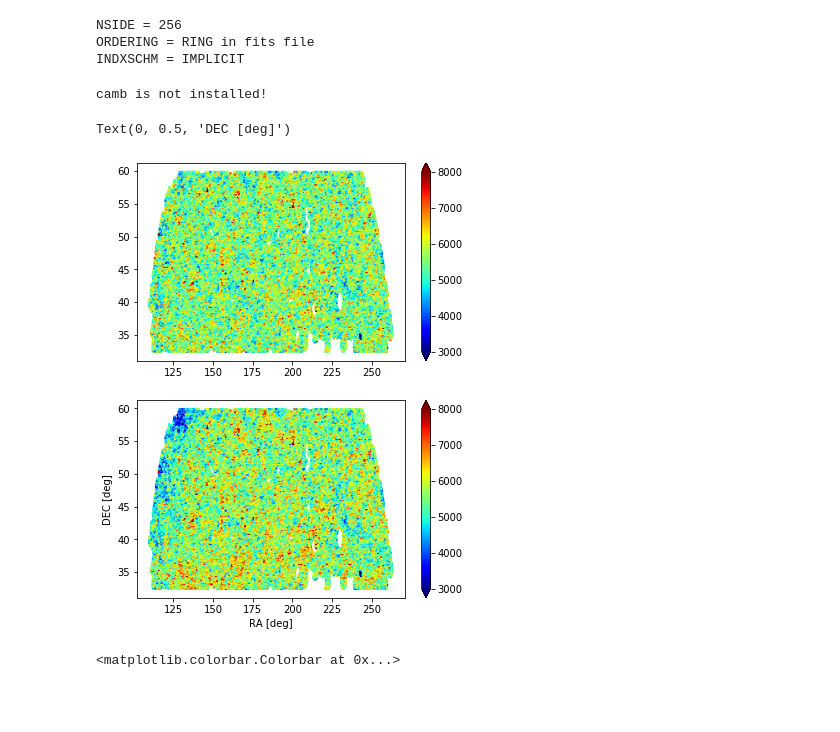
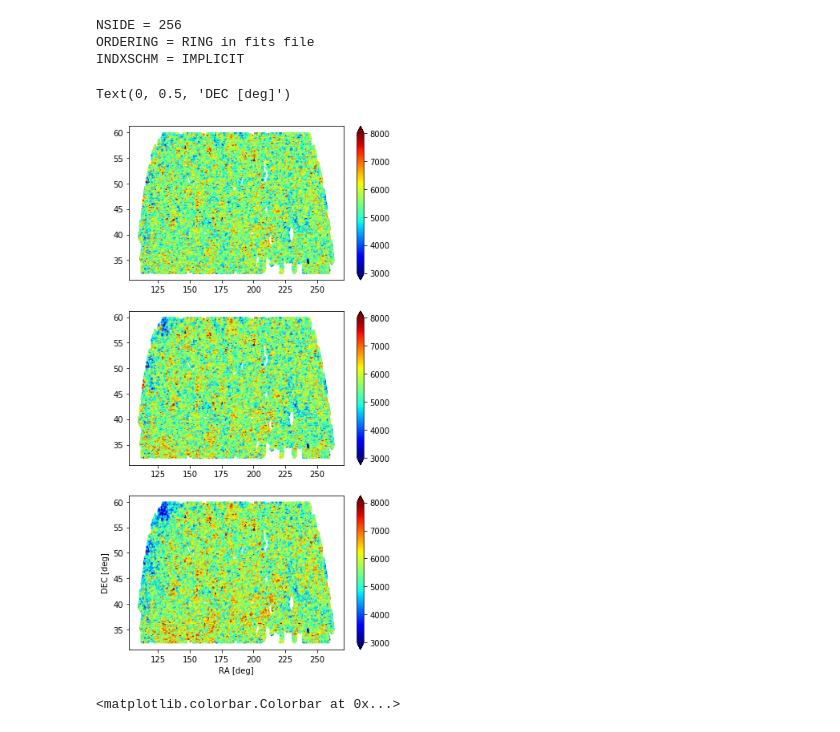
Before and after one commit to mehdirezaie/desisv, a Jupyter notebook: dr8_for_pauline.ipynb, the cells around one changed output. Drawn from its saved outputs; the diff is of its cells as text; code cells hidden in the pictures; blank space fills up the shorter version.

```diff
--- a/dr8_for_pauline.ipynb
+++ b/dr8_for_pauline.ipynb
@@ -72,35 +120,43 @@ from LSSutils.utils import SYSWEIGHT
 # %%
 import sys
 sys.path.append('/home/mehdi/github/LSSutils') # on my computer
 from LSSutils.utils import SYSWEIGHT
 
 %matplotlib inline
 import matplotlib.pyplot as plt
 import fitsio as ft
 
 
 data   = ft.read('/home/mehdi/data/formehdi/pixweight_ar-dr8-0.32.0-elgsv-eBOSS.fits')
 Mapper = SYSWEIGHT('/home/mehdi/data/formehdi/0.2/regression/nn-weights_wablation_ngc_sgc_filled_v0.2.hp256.fits')
+Mapperq = SYSWEIGHT('/home/mehdi/data/formehdi/0.2/regression/quad-weights_ngc_sgc_filled_v0.2.hp256.fits')
 
 north = data[data['ISNORTH']]
 wsys  = Mapper(north['RA'], north['DEC'])
+wsysq  = Mapperq(north['RA'], north['DEC'])
 
-plt.figure(figsize=(6, 8))
-plt.subplot(211)
+plt.figure(figsize=(6, 12))
+plt.subplot(311)
 plt.scatter(north['RA'], north['DEC'], 2,
             c=north['SV']*wsys, cmap=plt.cm.jet, vmax=8000, vmin=3000)
 plt.colorbar(extend='both')
 
-plt.subplot(212)
+plt.subplot(312)
+plt.scatter(north['RA'], north['DEC'], 2,
+            c=north['SV']*wsysq, cmap=plt.cm.jet, vmax=8000, vmin=3000)
+plt.colorbar(extend='both')
+
+
+
+plt.subplot(313)
 plt.scatter(north['RA'], north['DEC'], 2,
             c=north['SV'], cmap=plt.cm.jet, vmax=8000, vmin=3000)
 plt.colorbar(extend='both')
 plt.xlabel('RA [deg]')
 plt.ylabel('DEC [deg]')
 # %% [output]
-camb is not installed!
+Text(0, 0.5, 'DEC [deg]')
-Text(0, 0.5, 'DEC [deg]')
-[figure, old version]
+[figure, new version]
 # %%
 # %% [output]
 <matplotlib.colorbar.Colorbar at 0x...>
```
Also changed, not shown: parts of 7 cells of this notebook, 3 other files.
